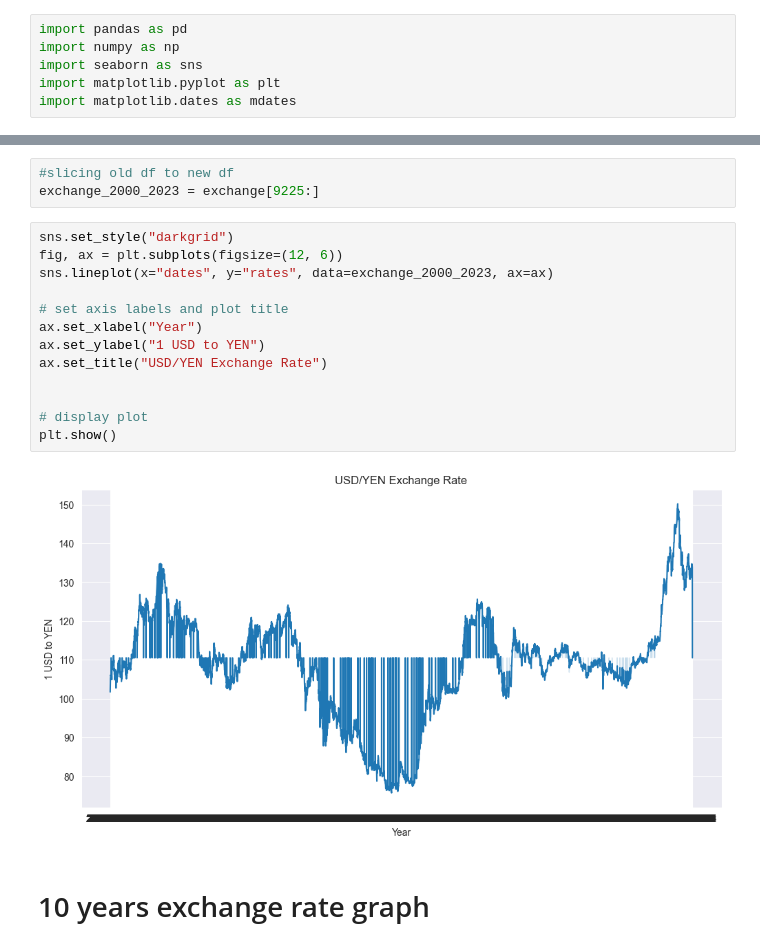
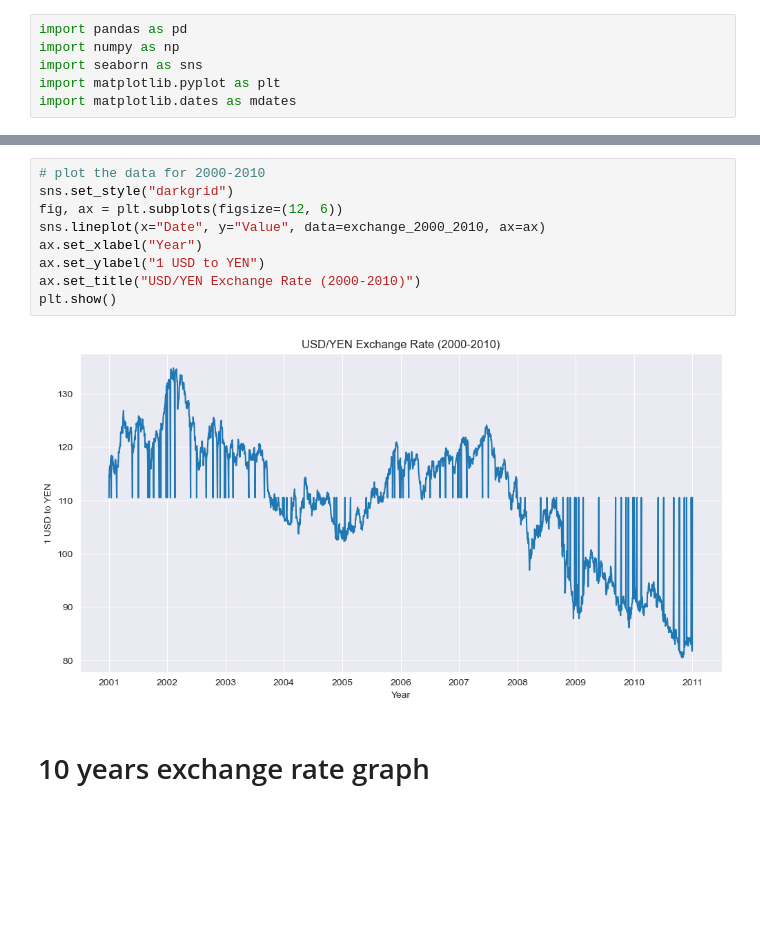
Before and after one commit to K0725/ExchangeRate_Analysis, a Jupyter notebook: group_project/Project Demo.ipynb, the cells around one changed output, grey strips where cells are left out. Saved outputs shown, nothing was run; the diff lists cells and outputs as text; blank space fills up the shorter version.

```diff
--- a/group_project/Project Demo.ipynb
+++ b/group_project/Project Demo.ipynb
@@ -86,20 +40,13 @@ Int64Index([9225], dtype='int64')
-# %%
-#slicing old df to new df
-exchange_2000_2023 = exchange[9225:]
-# %%
-sns.set_style("darkgrid")
-fig, ax = plt.subplots(figsize=(12, 6))
-sns.lineplot(x="dates", y="rates", data=exchange_2000_2023, ax=ax)
-
-# set axis labels and plot title
-ax.set_xlabel("Year")
-ax.set_ylabel("1 USD to YEN")
-ax.set_title("USD/YEN Exchange Rate")
-
-
-# display plot
-plt.show()
-# %% [output]
-[figure, removed]
+# %%
+# plot the data for 2000-2010
+sns.set_style("darkgrid")
+fig, ax = plt.subplots(figsize=(12, 6))
+sns.lineplot(x="Date", y="Value", data=exchange_2000_2010, ax=ax)
+ax.set_xlabel("Year")
+ax.set_ylabel("1 USD to YEN")
+ax.set_title("USD/YEN Exchange Rate (2000-2010)")
+plt.show()
+# %% [output]
+[figure, added]
 # %% [markdown]
 # 10 years exchange rate graph
```
Also changed, not shown: parts of 16 cells of this notebook, 4 other files.
